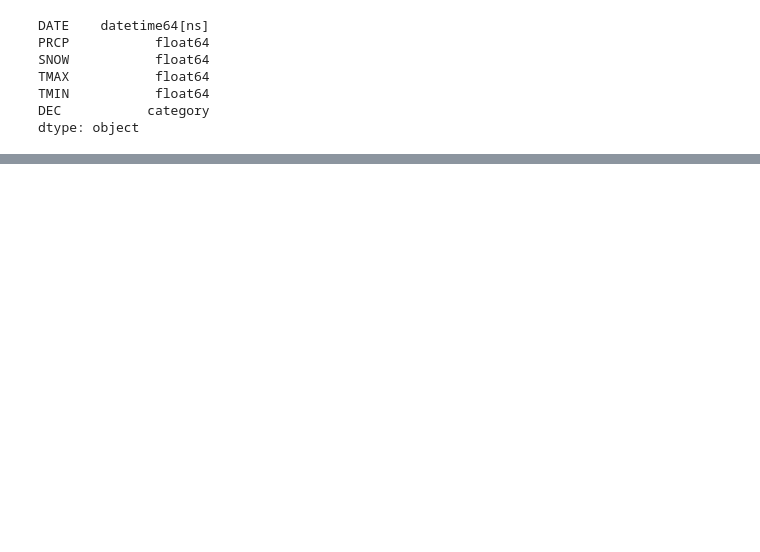
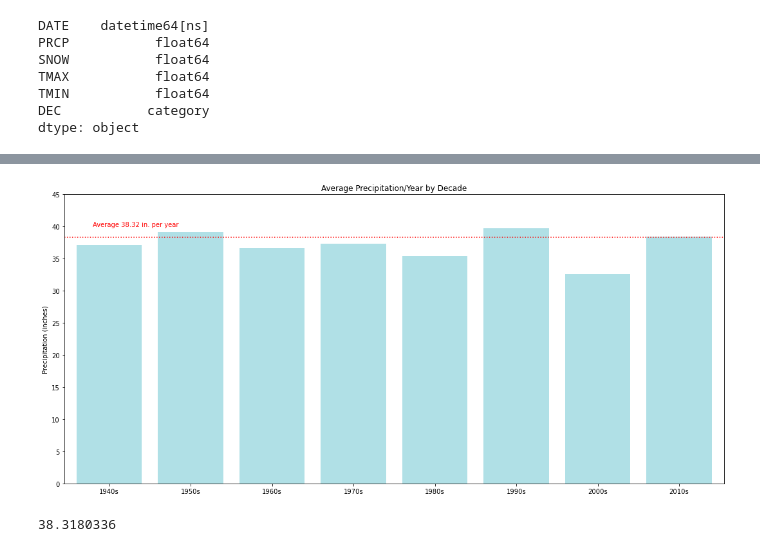
Before and after one commit to KristaJoy/PDXweather, a Jupyter notebook: pdx_weather.ipynb, the cells around one changed output, grey strips where cells are left out. Cells and saved outputs as stored; diff of their text form; code cells hidden in the pictures; blank space fills up the shorter version.

```diff
--- a/pdx_weather.ipynb
+++ b/pdx_weather.ipynb
@@ -274 +284,4 @@ bins_group[['PRCP','SNOW']].sum()
+# %%
+# New df by sum of rain/snow amounts
+prcp_df = bins_group[['PRCP','SNOW']].sum()
 # %%
@@ -287,0 +290,3 @@ bins_group[['TMAX','TMIN']].mean()
+# %%
+prcp_df.reset_index(level=0, inplace=True)
+prcp_df
@@ -287,0 +316,36 @@ bins_group[['TMAX','TMIN']].mean()
+# %%
+# One way to set the length of the x axis
+x_axis = np.arange(len(prcp_df))
+
+# Space out the graphic
+plt.figure(figsize=(15,7))
+
+# Create bar x y inputs
+decade = prcp_df['DEC']
+# Calculate average rain per year for that decade
+rain = (prcp_df['PRCP']/10)
+plt.bar(decade, rain, color='powderblue', align="center")
+
+tick_locations = [value for value in x_axis]
+plt.xticks(tick_locations, decade)
+
+# Labeling
+plt.title('Average Precipitation/Year by Decade')
+plt.ylabel('Precipitation (inches)')
+
+# Plot average rain as a line using the sum of total rain divided by 80 years
+avg_rain = weather_data['PRCP'].sum()/80
+plt.axhline(y=avg_rain, color='red', ls='dotted')
+plt.annotate(f"Average {round(avg_rain, 2)} in. per year", (-.2,40), color='red')
+
+# Sizing
+plt.ylim(0,45)
+plt.xlim(-.55,len(decade)-.45)
+plt.tight_layout()
+plt.show()
+# %% [output]
+[figure, added]
+# %%
+print(avg_rain)
+# %% [output]
+38.3180336
```
Also changed, not shown: parts of 22 cells of this notebook.
